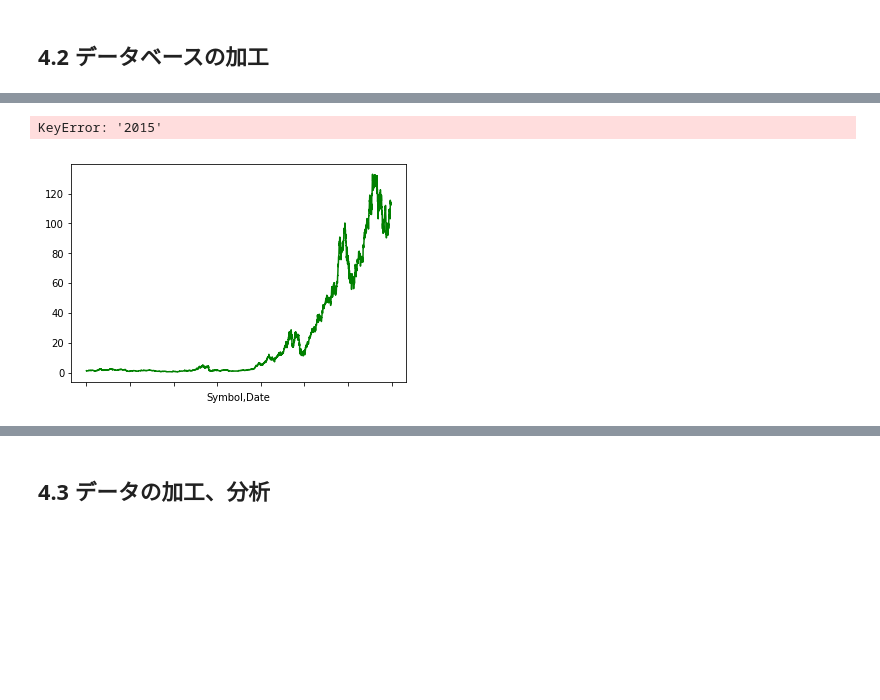
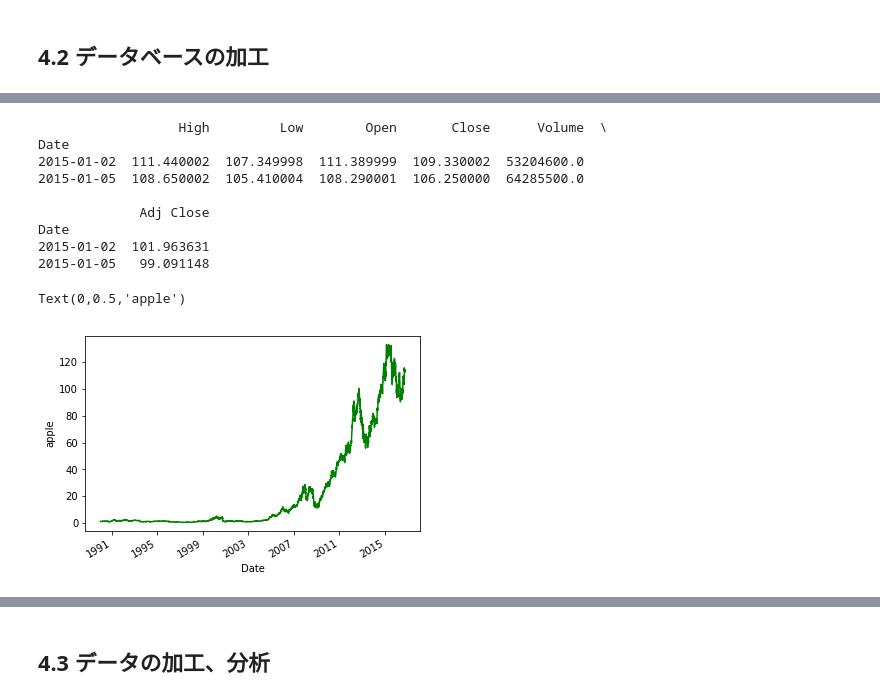
Before and after one commit to innovation1005/python3-for-system-trade, a Jupyter notebook: 270/pan4.ipynb, the cells around one changed output, grey strips where cells are left out. Saved outputs shown, nothing was run; the diff lists cells and outputs as text; code cells hidden in the pictures; blank space fills up the shorter version.

```diff
--- a/270/pan4.ipynb
+++ b/270/pan4.ipynb
@@ -63,12 +68,21 @@ ValueError: cannot include dtype 'M' in a buffer
 # %%
-price = web.DataReader("aapl", 'morningstar','1990/1/1',end)#yahooのサービスの停止により変更
+price = web.DataReader("aapl", 'yahoo','1990/1/1',end)#yahooのサービスの停止により変更
 price1=price.loc["1990/1/1":]#ixの停止によりlocに変更
 price1.Close.plot(color='green')
 price2=price["2015"].iloc[0:2]#ixの停止によりilocに変更
 print(price2)
 plt.ylabel('apple')
 # %% [output]
-KeyError: '2015'
+                  High         Low        Open       Close      Volume  \
+Date
+2015-01-02  111.440002  107.349998  111.389999  109.330002  53204600.0
+2015-01-05  108.650002  105.410004  108.290001  106.250000  64285500.0
+
+             Adj Close
+Date
+2015-01-02  101.963631
+2015-01-05   99.091148
+Text(0,0.5,'apple')
-[figure, old version]
+[figure, new version]
 # %%
 print(price.resample('M').first().tail())
```
Also changed, not shown: parts of 10 cells of this notebook, 1 other file.
